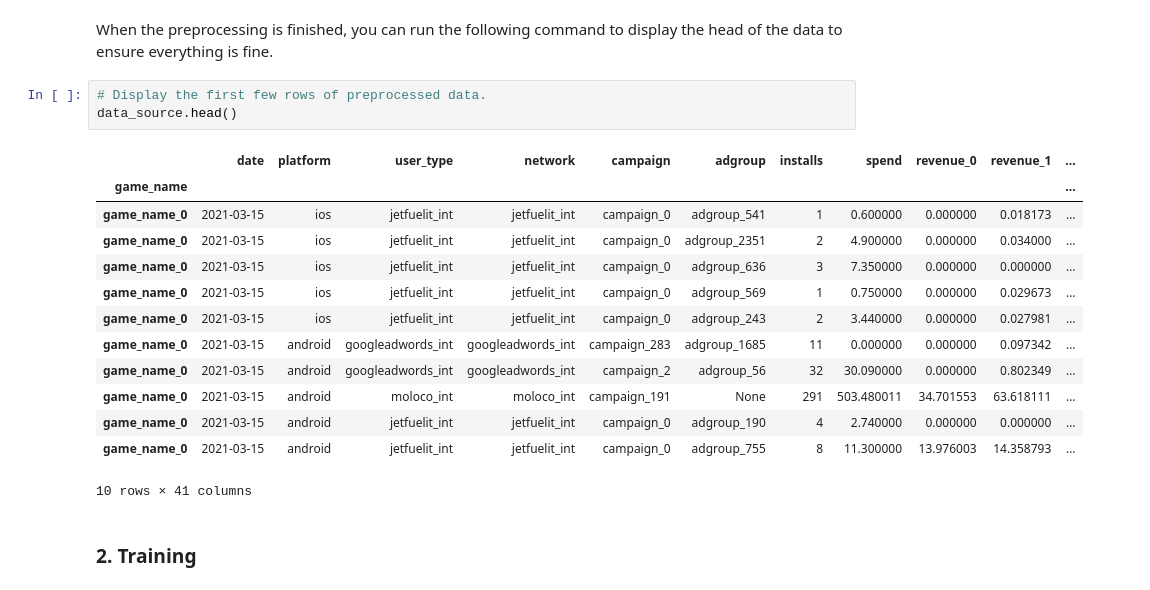
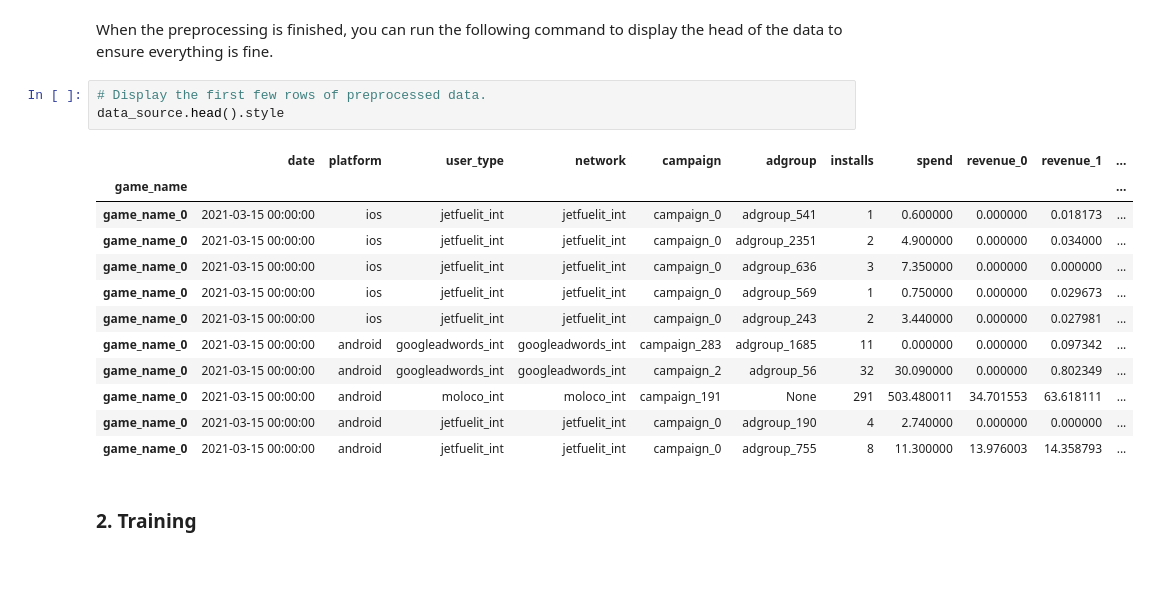
Before and after one commit to airtai/captn-client, a Jupyter notebook: notebooks/Tutorial.ipynb, the cells around one changed output. Drawn from its saved outputs; the diff is of its cells as text.

```diff
--- a/notebooks/Tutorial.ipynb
+++ b/notebooks/Tutorial.ipynb
@@ -133,21 +133,20 @@ data_source.progress_bar()
 When the preprocessing is finished, you can run the following command to display the head of the data to ensure everything is fine.
 # %%
 # Display the first few rows of preprocessed data.
-data_source.head()
+data_source.head().style
 # %% [output]
 |  | date | platform | user_type | network | campaign | adgroup | installs | spend | revenue_0 | revenue_1 | ... |
 | game_name |  |  |  |  |  |  |  |  |  |  | ... |
-| game_name_0 | 2021-03-15 | ios | jetfuelit_int | jetfuelit_int | campaign_0 | adgroup_541 | 1 | 0.600000 | 0.000000 | 0.018173 | ... |
-| game_name_0 | 2021-03-15 | ios | jetfuelit_int | jetfuelit_int | campaign_0 | adgroup_2351 | 2 | 4.900000 | 0.000000 | 0.034000 | ... |
-| game_name_0 | 2021-03-15 | ios | jetfuelit_int | jetfuelit_int | campaign_0 | adgroup_636 | 3 | 7.350000 | 0.000000 | 0.000000 | ... |
-| game_name_0 | 2021-03-15 | ios | jetfuelit_int | jetfuelit_int | campaign_0 | adgroup_569 | 1 | 0.750000 | 0.000000 | 0.029673 | ... |
-| game_name_0 | 2021-03-15 | ios | jetfuelit_int | jetfuelit_int | campaign_0 | adgroup_243 | 2 | 3.440000 | 0.000000 | 0.027981 | ... |
-| game_name_0 | 2021-03-15 | android | googleadwords_int | googleadwords_int | campaign_283 | adgroup_1685 | 11 | 0.000000 | 0.000000 | 0.097342 | ... |
-| game_name_0 | 2021-03-15 | android | googleadwords_int | googleadwords_int | campaign_2 | adgroup_56 | 32 | 30.090000 | 0.000000 | 0.802349 | ... |
-| game_name_0 | 2021-03-15 | android | moloco_int | moloco_int | campaign_191 | None | 291 | 503.480011 | 34.701553 | 63.618111 | ... |
-| game_name_0 | 2021-03-15 | android | jetfuelit_int | jetfuelit_int | campaign_0 | adgroup_190 | 4 | 2.740000 | 0.000000 | 0.000000 | ... |
-| game_name_0 | 2021-03-15 | android | jetfuelit_int | jetfuelit_int | campaign_0 | adgroup_755 | 8 | 11.300000 | 13.976003 | 14.358793 | ... |
+| game_name_0 | 2021-03-15 00:00:00 | ios | jetfuelit_int | jetfuelit_int | campaign_0 | adgroup_541 | 1 | 0.600000 | 0.000000 | 0.018173 | ... |
+| game_name_0 | 2021-03-15 00:00:00 | ios | jetfuelit_int | jetfuelit_int | campaign_0 | adgroup_2351 | 2 | 4.900000 | 0.000000 | 0.034000 | ... |
+| game_name_0 | 2021-03-15 00:00:00 | ios | jetfuelit_int | jetfuelit_int | campaign_0 | adgroup_636 | 3 | 7.350000 | 0.000000 | 0.000000 | ... |
+| game_name_0 | 2021-03-15 00:00:00 | ios | jetfuelit_int | jetfuelit_int | campaign_0 | adgroup_569 | 1 | 0.750000 | 0.000000 | 0.029673 | ... |
+| game_name_0 | 2021-03-15 00:00:00 | ios | jetfuelit_int | jetfuelit_int | campaign_0 | adgroup_243 | 2 | 3.440000 | 0.000000 | 0.027981 | ... |
+| game_name_0 | 2021-03-15 00:00:00 | android | googleadwords_int | googleadwords_int | campaign_283 | adgroup_1685 | 11 | 0.000000 | 0.000000 | 0.097342 | ... |
+| game_name_0 | 2021-03-15 00:00:00 | android | googleadwords_int | googleadwords_int | campaign_2 | adgroup_56 | 32 | 30.090000 | 0.000000 | 0.802349 | ... |
+| game_name_0 | 2021-03-15 00:00:00 | android | moloco_int | moloco_int | campaign_191 | None | 291 | 503.480011 | 34.701553 | 63.618111 | ... |
+| game_name_0 | 2021-03-15 00:00:00 | android | jetfuelit_int | jetfuelit_int | campaign_0 | adgroup_190 | 4 | 2.740000 | 0.000000 | 0.000000 | ... |
+| game_name_0 | 2021-03-15 00:00:00 | android | jetfuelit_int | jetfuelit_int | campaign_0 | adgroup_755 | 8 | 11.300000 | 13.976003 | 14.358793 | ... |
-10 rows × 41 columns
 # %% [markdown]
 ### 2. Training
 # %%
```
